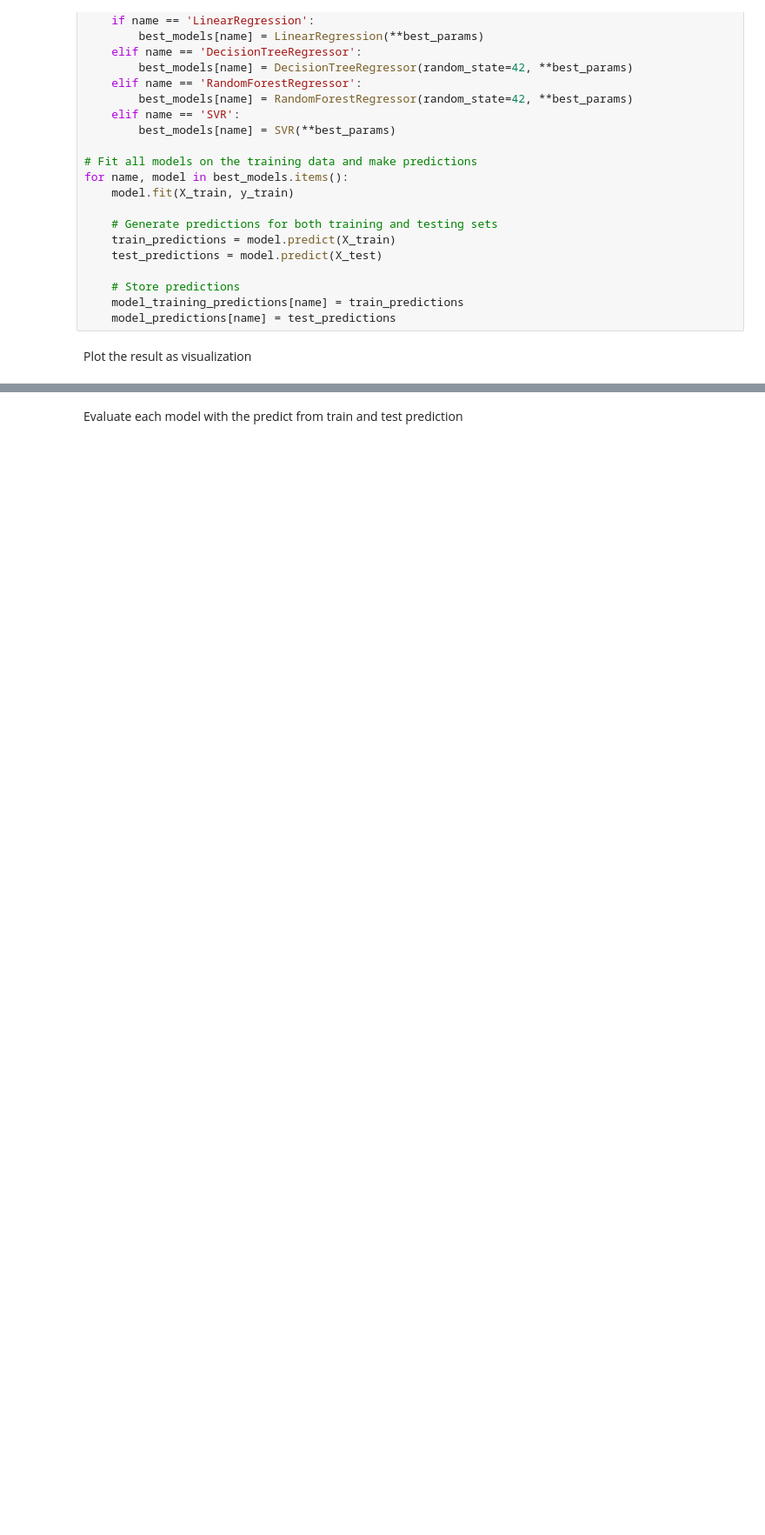
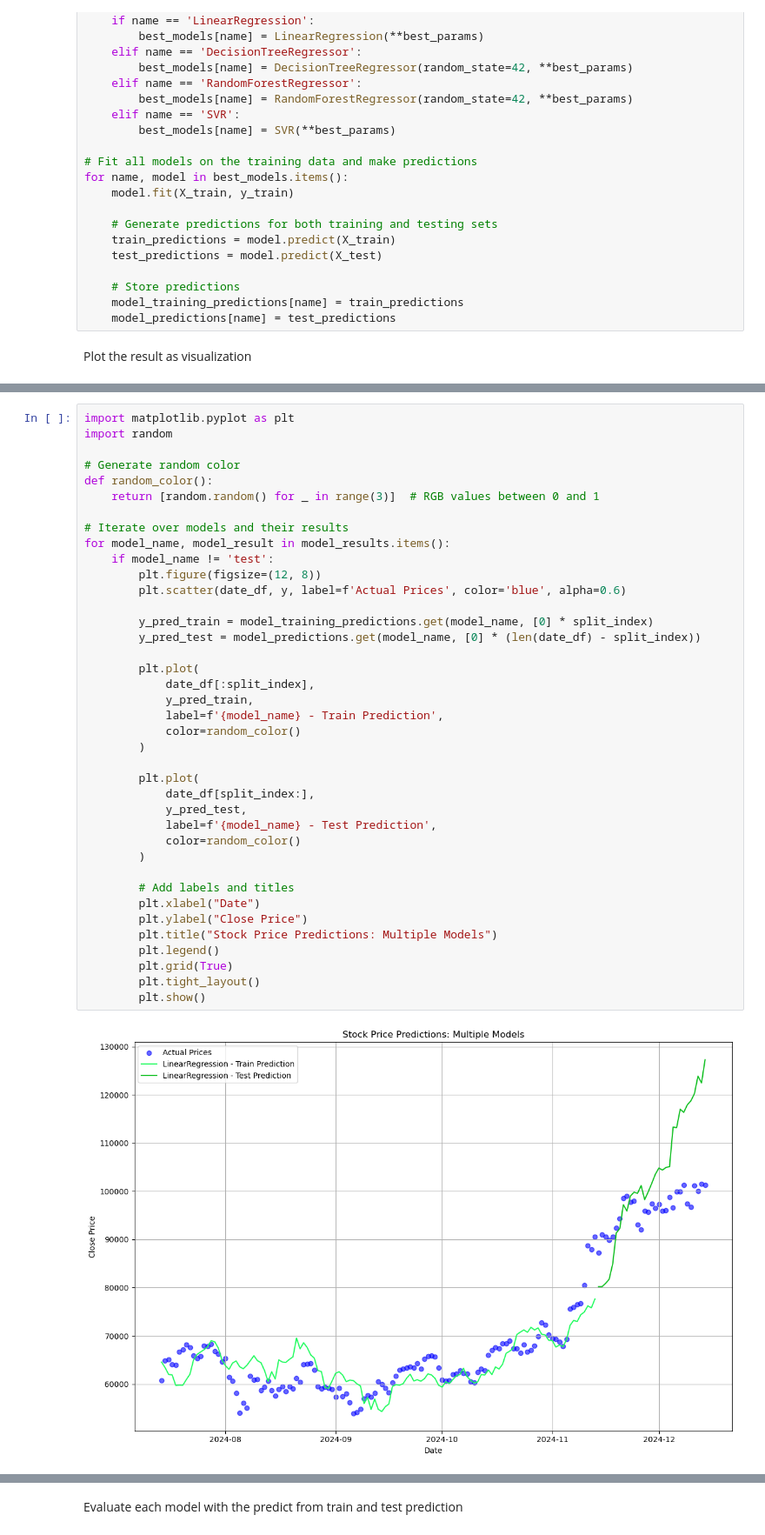
Before and after one commit to bunchart1368/MLDL_models, a Jupyter notebook: mldl_proj.ipynb, the cells around one changed output, grey strips where cells are left out. Shown at 87% size. Drawn from its saved outputs; the diff is of its cells as text; blank space fills up the shorter version.

```diff
--- a/mldl_proj.ipynb
+++ b/mldl_proj.ipynb
@@ -273,0 +326,41 @@ plt.show()
+# %%
+import matplotlib.pyplot as plt
+import random
+
+# Generate random color
+def random_color():
+    return [random.random() for _ in range(3)]  # RGB values between 0 and 1
+
+# Iterate over models and their results
+for model_name, model_result in model_results.items():
+    if model_name != 'test':
+        plt.figure(figsize=(12, 8))
+        plt.scatter(date_df, y, label=f'Actual Prices', color='blue', alpha=0.6)
+
+        y_pred_train = model_training_predictions.get(model_name, [0] * split_index)
+        y_pred_test = model_predictions.get(model_name, [0] * (len(date_df) - split_index))
+
+        plt.plot(
+            date_df[:split_index],
+            y_pred_train,
+            label=f'{model_name} - Train Prediction',
+            color=random_color()
+        )
+
+        plt.plot(
+            date_df[split_index:],
+            y_pred_test,
+            label=f'{model_name} - Test Prediction',
+            color=random_color()
+        )
+
+        # Add labels and titles
+        plt.xlabel("Date")
+        plt.ylabel("Close Price")
+        plt.title("Stock Price Predictions: Multiple Models")
+        plt.legend()
+        plt.grid(True)
+        plt.tight_layout()
+        plt.show()
+# %% [output]
+[figure, added]
```
Also changed, not shown: parts of 14 cells of this notebook, 3 other files.
